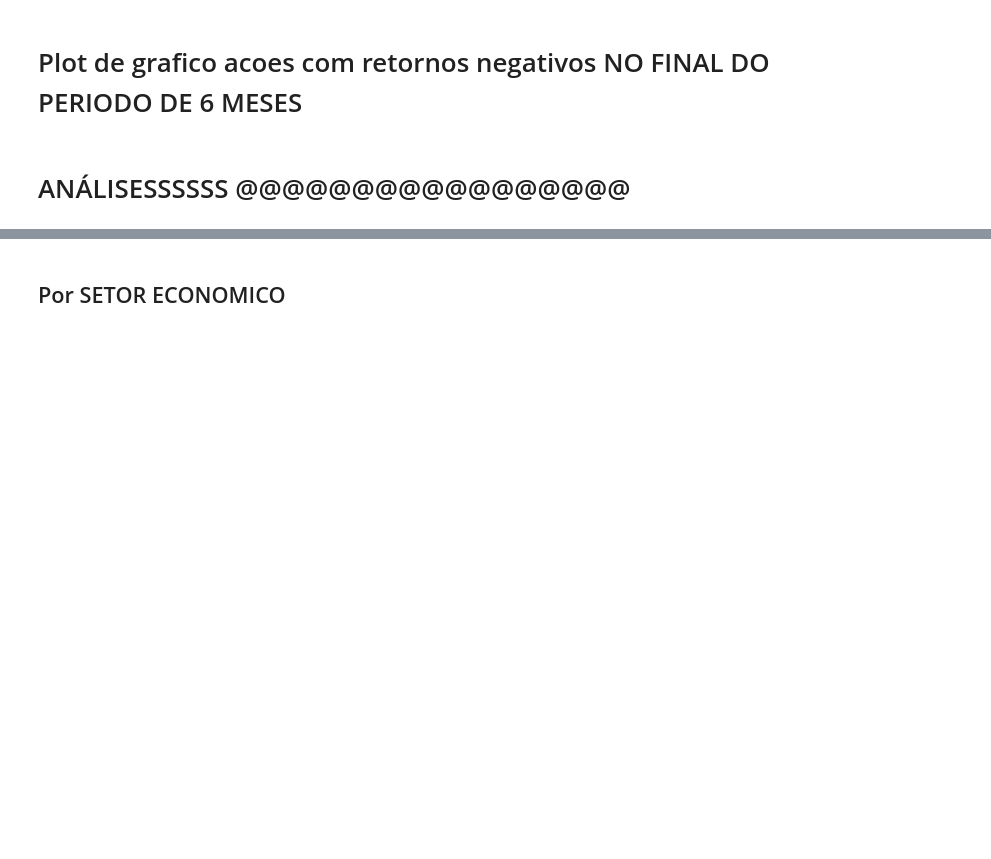
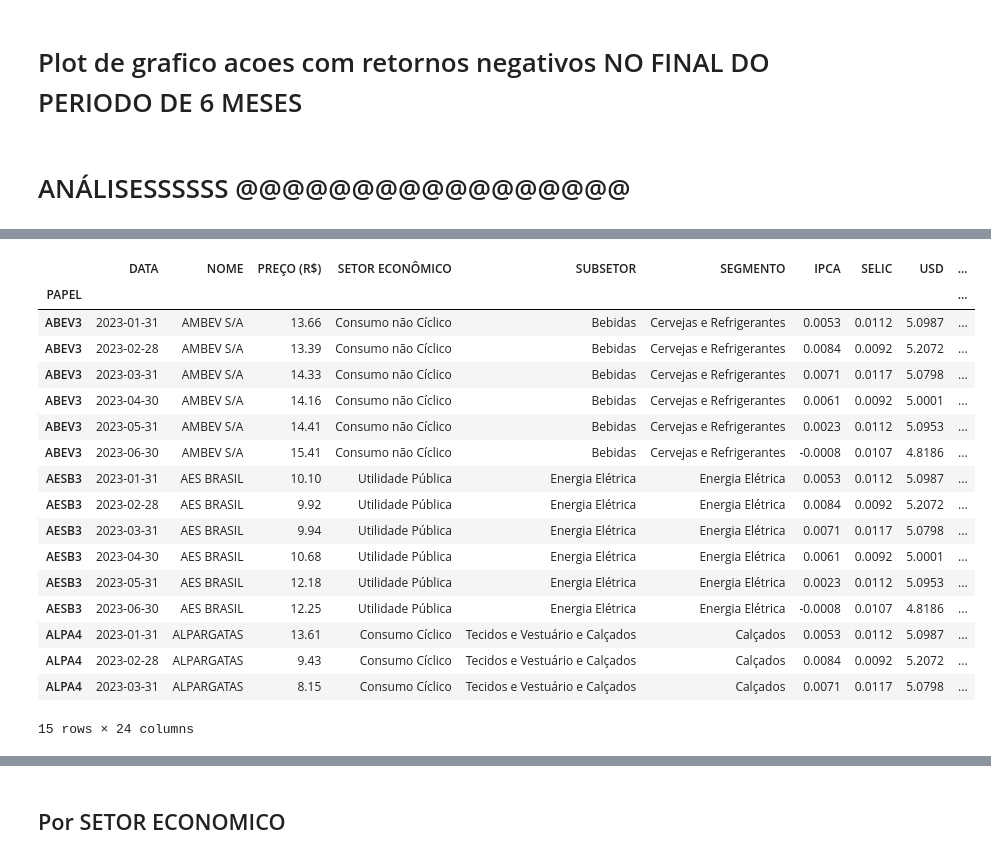
Before and after one commit to meyerzin/Data_science, a Jupyter notebook: analise_acoes.ipynb, the cells around one changed output, grey strips where cells are left out. Drawn from its saved outputs; the diff is of its cells as text; code cells hidden in the pictures; blank space fills up the shorter version.

Commit message:
adcionei segmento setor e subsetor completos, so arrumar letras que estao trocadas(setor economico --> subsetor e segmento

```diff
--- a/analise_acoes.ipynb
+++ b/analise_acoes.ipynb
@@ -284,0 +808,2 @@ import streamlit as st
+# %%
+df.reset_index(inplace=True)
@@ -284,0 +840,9 @@ import streamlit as st
+# %%
+df['ACUM_GANHO BRUTO R$'] = df['PREÇO (R$)'].groupby(df.index).transform(lambda x : x - x.iloc[0])
+df['ACUM_VOLATILIDADE'] = df[['RETORNOS_SIMPLES']].groupby(df.index).expanding(min_periods=0).std().values# * 100
+df['ACUM_MÉDIA'] = df[['PREÇO (R$)']].groupby(df.index).expanding(min_periods=1).mean().values
+df['ACUM_RENTABILIDADE'] = df[['RETORNOS_SIMPLES']].groupby(df.index).transform(lambda x : ((x + 1).cumprod() - 1))# * 100
+df['DROW_DOWN'] = drowdowns_neg.values# * 100
+# df['DATA'] = df['DATA'].dt.strftime('%b-%Y')
+df['DATA'] = pd.to_datetime(df['DATA']).dt.date
+df.fillna(0)
@@ -285 +864,22 @@ import streamlit as st
+# %%
+df.head(15)
+# %% [output]
+|  | DATA | NOME | PREÇO (R$) | SETOR ECONÔMICO | SUBSETOR | SEGMENTO | IPCA | SELIC | USD | ... |
+| PAPEL |  |  |  |  |  |  |  |  |  | ... |
+| ABEV3 | 2023-01-31 | AMBEV S/A | 13.66 | Consumo não Cíclico | Bebidas | Cervejas e Refrigerantes | 0.0053 | 0.0112 | 5.0987 | ... |
+| ABEV3 | 2023-02-28 | AMBEV S/A | 13.39 | Consumo não Cíclico | Bebidas | Cervejas e Refrigerantes | 0.0084 | 0.0092 | 5.2072 | ... |
+| ABEV3 | 2023-03-31 | AMBEV S/A | 14.33 | Consumo não Cíclico | Bebidas | Cervejas e Refrigerantes | 0.0071 | 0.0117 | 5.0798 | ... |
+| ABEV3 | 2023-04-30 | AMBEV S/A | 14.16 | Consumo não Cíclico | Bebidas | Cervejas e Refrigerantes | 0.0061 | 0.0092 | 5.0001 | ... |
+| ABEV3 | 2023-05-31 | AMBEV S/A | 14.41 | Consumo não Cíclico | Bebidas | Cervejas e Refrigerantes | 0.0023 | 0.0112 | 5.0953 | ... |
+| ABEV3 | 2023-06-30 | AMBEV S/A | 15.41 | Consumo não Cíclico | Bebidas | Cervejas e Refrigerantes | -0.0008 | 0.0107 | 4.8186 | ... |
+| AESB3 | 2023-01-31 | AES BRASIL | 10.10 | Utilidade Pública | Energia Elétrica | Energia Elétrica | 0.0053 | 0.0112 | 5.0987 | ... |
+| AESB3 | 2023-02-28 | AES BRASIL | 9.92 | Utilidade Pública | Energia Elétrica | Energia Elétrica | 0.0084 | 0.0092 | 5.2072 | ... |
+| AESB3 | 2023-03-31 | AES BRASIL | 9.94 | Utilidade Pública | Energia Elétrica | Energia Elétrica | 0.0071 | 0.0117 | 5.0798 | ... |
+| AESB3 | 2023-04-30 | AES BRASIL | 10.68 | Utilidade Pública | Energia Elétrica | Energia Elétrica | 0.0061 | 0.0092 | 5.0001 | ... |
+| AESB3 | 2023-05-31 | AES BRASIL | 12.18 | Utilidade Pública | Energia Elétrica | Energia Elétrica | 0.0023 | 0.0112 | 5.0953 | ... |
+| AESB3 | 2023-06-30 | AES BRASIL | 12.25 | Utilidade Pública | Energia Elétrica | Energia Elétrica | -0.0008 | 0.0107 | 4.8186 | ... |
+| ALPA4 | 2023-01-31 | ALPARGATAS | 13.61 | Consumo Cíclico | Tecidos e Vestuário e Calçados | Calçados | 0.0053 | 0.0112 | 5.0987 | ... |
+| ALPA4 | 2023-02-28 | ALPARGATAS | 9.43 | Consumo Cíclico | Tecidos e Vestuário e Calçados | Calçados | 0.0084 | 0.0092 | 5.2072 | ... |
+| ALPA4 | 2023-03-31 | ALPARGATAS | 8.15 | Consumo Cíclico | Tecidos e Vestuário e Calçados | Calçados | 0.0071 | 0.0117 | 5.0798 | ... |
+15 rows × 24 columns
 # %%
```
Also changed, not shown: parts of 59 cells of this notebook, 7 other files.
